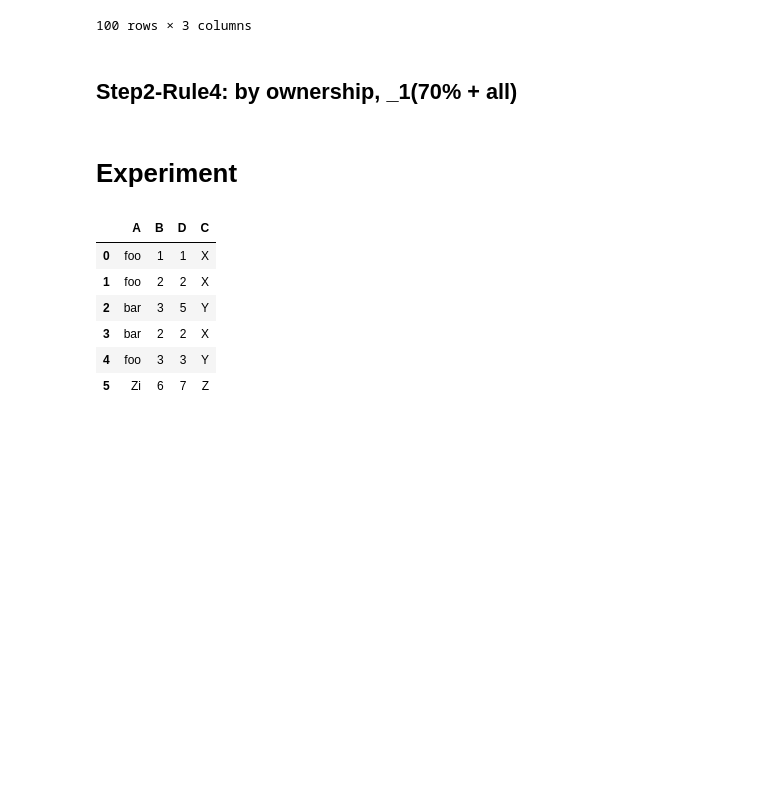
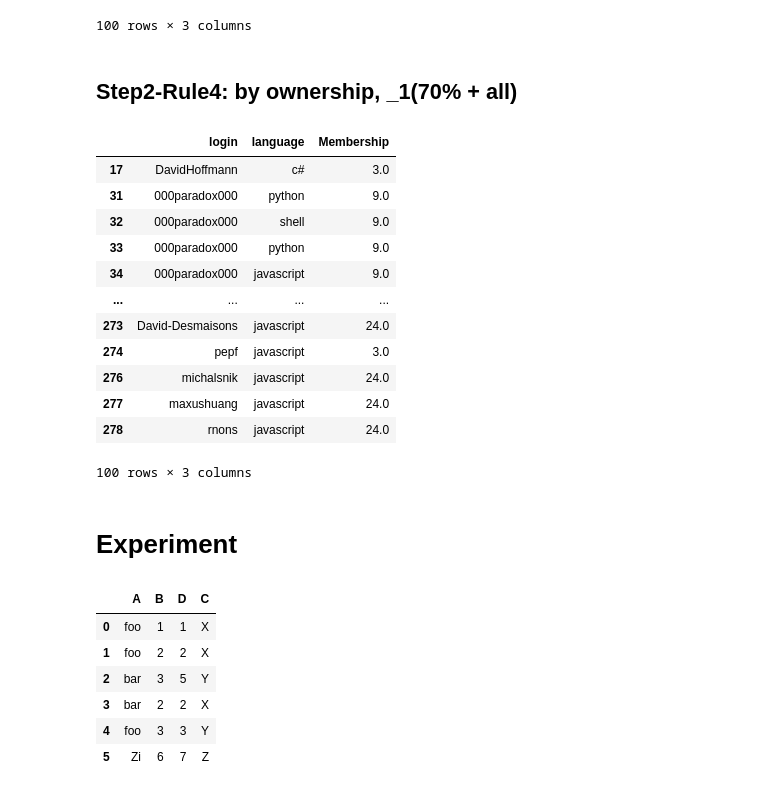
Before and after one commit to uva-bi-sdad/oss-2020, a Jupyter notebook: Python/hists-slugs.ipynb, the cells around one changed output. Drawn from its saved outputs; the diff is of its cells as text; code cells hidden in the pictures; blank space fills up the shorter version.

Commit message:
3 stepss

```diff
--- a/Python/hists-slugs.ipynb
+++ b/Python/hists-slugs.ipynb
@@ -788,3 +790,23 @@ repos_ownership = One_languege_repos_m.loc[(One_languege_repos_m['owner'] ==One_
+# %%
+repos_ownership_all = repos_m.loc[(repos_m['owner'] ==repos_m['login']) | (repos_m['bytes'] > repos_m['mean_bytes_user'])]#all for multi
+# %%
+Step2_rule4_all_ownership =repos_ownership_all[['login', 'language', 'Membership']].dropna()# all
+# %%
+Step2_rule4_all_ownership.head(100)
+# %% [output]
+|  | login | language | Membership |
+| 17 | DavidHoffmann | c# | 3.0 |
+| 31 | 000paradox000 | python | 9.0 |
+| 32 | 000paradox000 | shell | 9.0 |
+| 33 | 000paradox000 | python | 9.0 |
+| 34 | 000paradox000 | javascript | 9.0 |
+| ... | ... | ... | ... |
+| 273 | David-Desmaisons | javascript | 24.0 |
+| 274 | pepf | javascript | 3.0 |
+| 276 | michalsnik | javascript | 24.0 |
+| 277 | maxushuang | javascript | 24.0 |
+| 278 | rnons | javascript | 24.0 |
+100 rows × 3 columns
 # %% [markdown]
 # Experiment
 # %%
```
Also changed, not shown: parts of 1 cell of this notebook.
